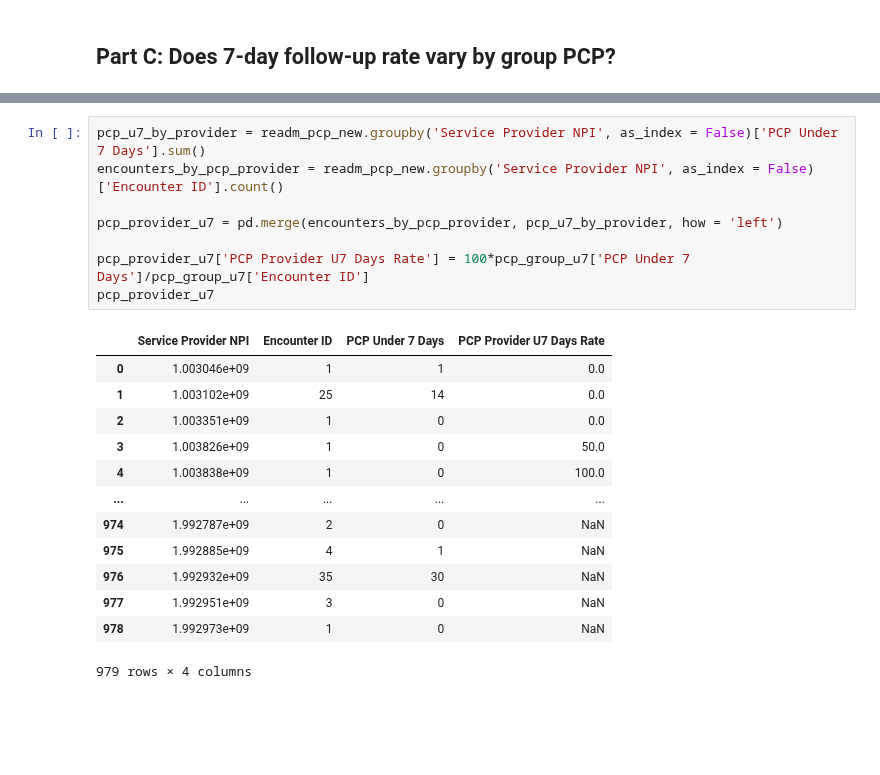
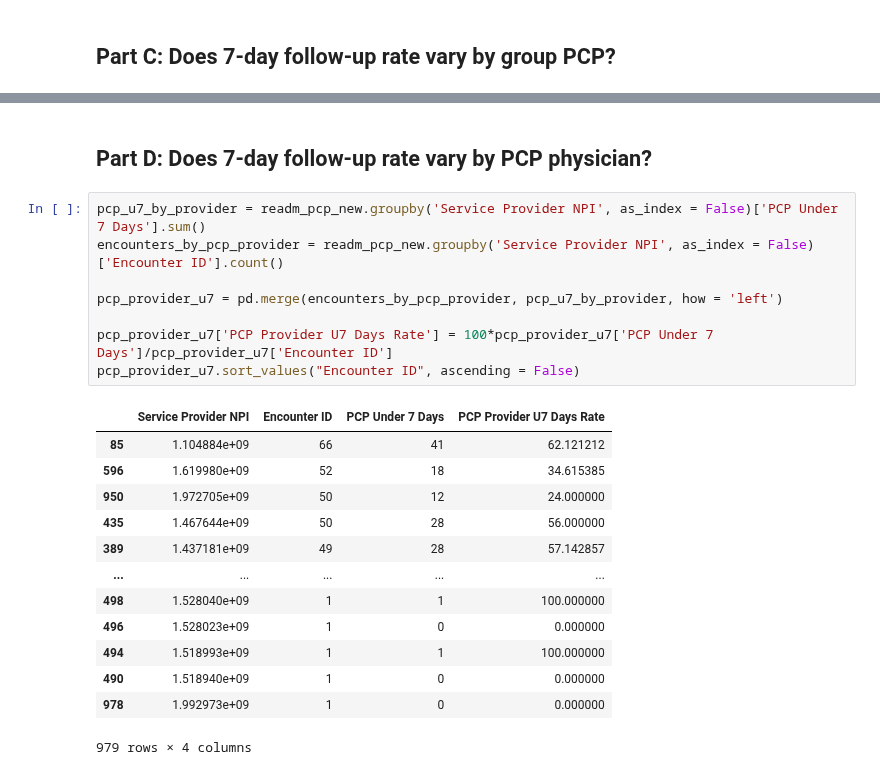
Before and after one commit to jrioross/ursa_health_hospital_readmissions, a Jupyter notebook: ursa_health_hospital_readmission.ipynb, the cells around one changed output, grey strips where cells are left out. Saved outputs shown, nothing was run; the diff lists cells and outputs as text; blank space fills up the shorter version.

```diff
--- a/ursa_health_hospital_readmission.ipynb
+++ b/ursa_health_hospital_readmission.ipynb
@@ -457,22 +471,24 @@ pcp_group_u7
-# %%
-pcp_u7_by_provider = readm_pcp_new.groupby('Service Provider NPI', as_index = False)['PCP Under 7 Days'].sum()
-encounters_by_pcp_provider = readm_pcp_new.groupby('Service Provider NPI', as_index = False)['Encounter ID'].count()
-
-pcp_provider_u7 = pd.merge(encounters_by_pcp_provider, pcp_u7_by_provider, how = 'left')
-
-pcp_provider_u7['PCP Provider U7 Days Rate'] = 100*pcp_group_u7['PCP Under 7 Days']/pcp_group_u7['Encounter ID']
-pcp_provider_u7
-# %% [output]
-|  | Service Provider NPI | Encounter ID | PCP Under 7 Days | PCP Provider U7 Days Rate |
-| 0 | 1.003046e+09 | 1 | 1 | 0.0 |
-| 1 | 1.003102e+09 | 25 | 14 | 0.0 |
-| 2 | 1.003351e+09 | 1 | 0 | 0.0 |
-| 3 | 1.003826e+09 | 1 | 0 | 50.0 |
-| 4 | 1.003838e+09 | 1 | 0 | 100.0 |
-| ... | ... | ... | ... | ... |
-| 974 | 1.992787e+09 | 2 | 0 | NaN |
-| 975 | 1.992885e+09 | 4 | 1 | NaN |
-| 976 | 1.992932e+09 | 35 | 30 | NaN |
-| 977 | 1.992951e+09 | 3 | 0 | NaN |
-| 978 | 1.992973e+09 | 1 | 0 | NaN |
-979 rows × 4 columns
+# %% [markdown]
+## Part D: Does 7-day follow-up rate vary by PCP physician?
+# %%
+pcp_u7_by_provider = readm_pcp_new.groupby('Service Provider NPI', as_index = False)['PCP Under 7 Days'].sum()
+encounters_by_pcp_provider = readm_pcp_new.groupby('Service Provider NPI', as_index = False)['Encounter ID'].count()
+
+pcp_provider_u7 = pd.merge(encounters_by_pcp_provider, pcp_u7_by_provider, how = 'left')
+
+pcp_provider_u7['PCP Provider U7 Days Rate'] = 100*pcp_provider_u7['PCP Under 7 Days']/pcp_provider_u7['Encounter ID']
+pcp_provider_u7.sort_values("Encounter ID", ascending = False)
+# %% [output]
+|  | Service Provider NPI | Encounter ID | PCP Under 7 Days | PCP Provider U7 Days Rate |
+| 85 | 1.104884e+09 | 66 | 41 | 62.121212 |
+| 596 | 1.619980e+09 | 52 | 18 | 34.615385 |
+| 950 | 1.972705e+09 | 50 | 12 | 24.000000 |
+| 435 | 1.467644e+09 | 50 | 28 | 56.000000 |
+| 389 | 1.437181e+09 | 49 | 28 | 57.142857 |
+| ... | ... | ... | ... | ... |
+| 498 | 1.528040e+09 | 1 | 1 | 100.000000 |
+| 496 | 1.528023e+09 | 1 | 0 | 0.000000 |
+| 494 | 1.518993e+09 | 1 | 1 | 100.000000 |
+| 490 | 1.518940e+09 | 1 | 0 | 0.000000 |
+| 978 | 1.992973e+09 | 1 | 0 | 0.000000 |
+979 rows × 4 columns
```
Also changed, not shown: parts of 16 cells of this notebook.
